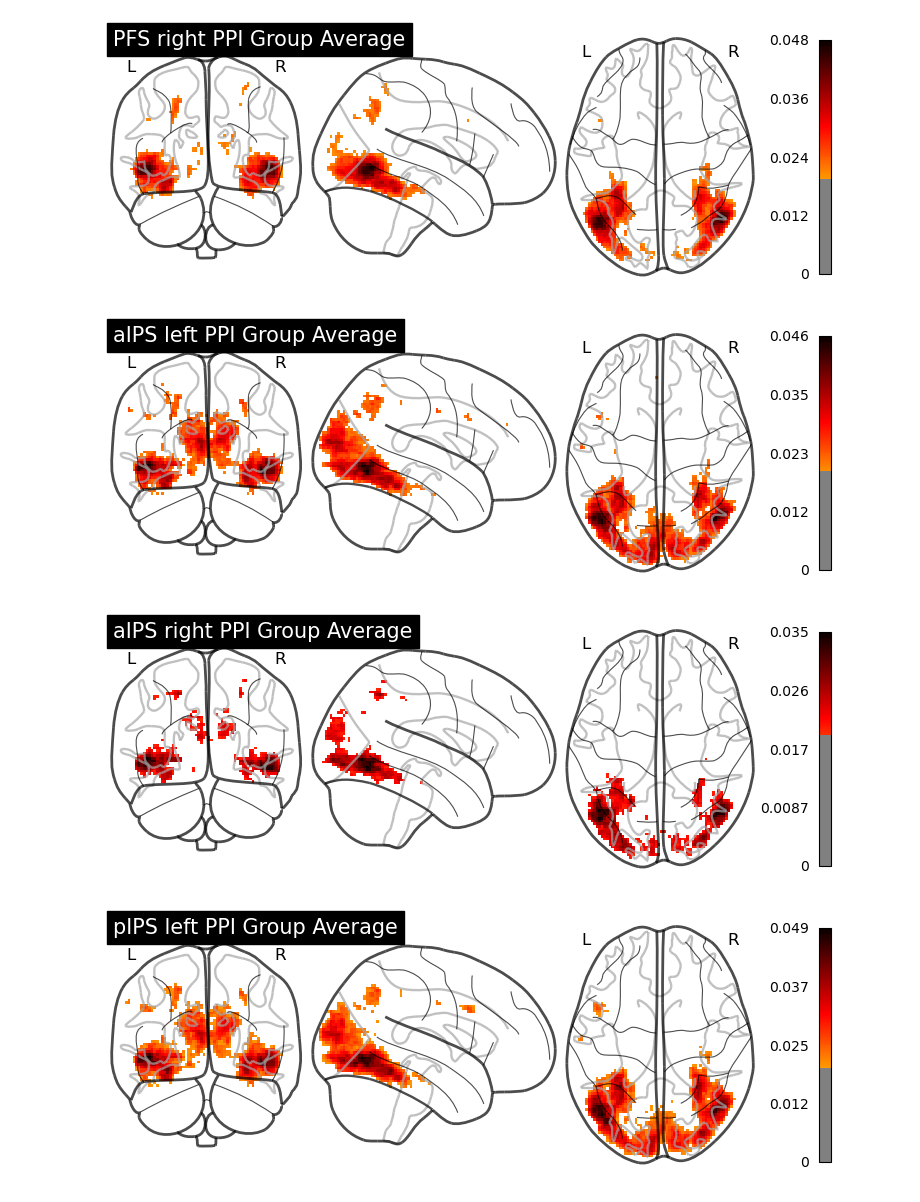
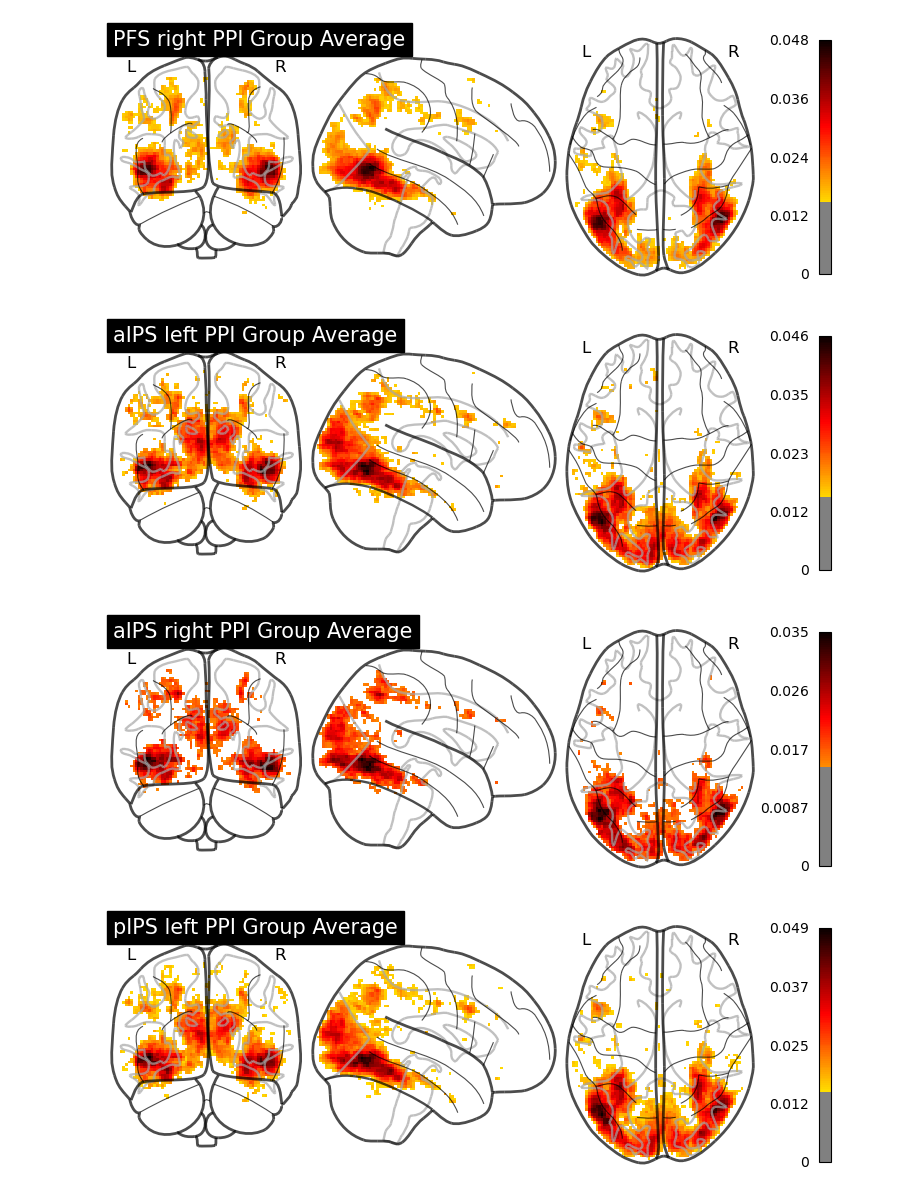
Before and after one commit to cnsimmons/ptoc, a Jupyter notebook: results/ppi/visualize_fc_ppi_uptodate.ipynb, the cells around one changed output. Saved outputs shown, nothing was run; the diff lists cells and outputs as text; code cells hidden in the pictures.

Commit message:
figures

```diff
--- a/results/ppi/visualize_fc_ppi_uptodate.ipynb
+++ b/results/ppi/visualize_fc_ppi_uptodate.ipynb
@@ -186,7 +177,7 @@ def plot_group_averages(out_dir, rois, hemispheres):
                 img_file = f'{out_dir}/{roi}_{hemi}_{analysis_type}_avg.nii.gz'
                 if os.path.exists(img_file):
                     # Plot on glass brain
-                    plot = plotting.plot_glass_brain(img_file, threshold=0.02, colorbar=True,
+                    plot = plotting.plot_glass_brain(img_file, threshold=0.015, colorbar=True,
                                                     title=f'{roi} {hemi} {analysis_type.upper()} Group Average')
                     plot.savefig(f'{out_dir}/{roi}_{hemi}_{analysis_type}_glass_brain.png')
 
@@ -225,4 +216,4 @@ Created plots for LO right ppi
-[figure, old version]
+[figure, new version]
-[figure, old version]
+[figure, new version]
-[figure, old version]
+[figure, new version]
-[figure, old version]
+[figure, new version]
```
Also changed, not shown: parts of 2 cells of this notebook, 16 other files.
